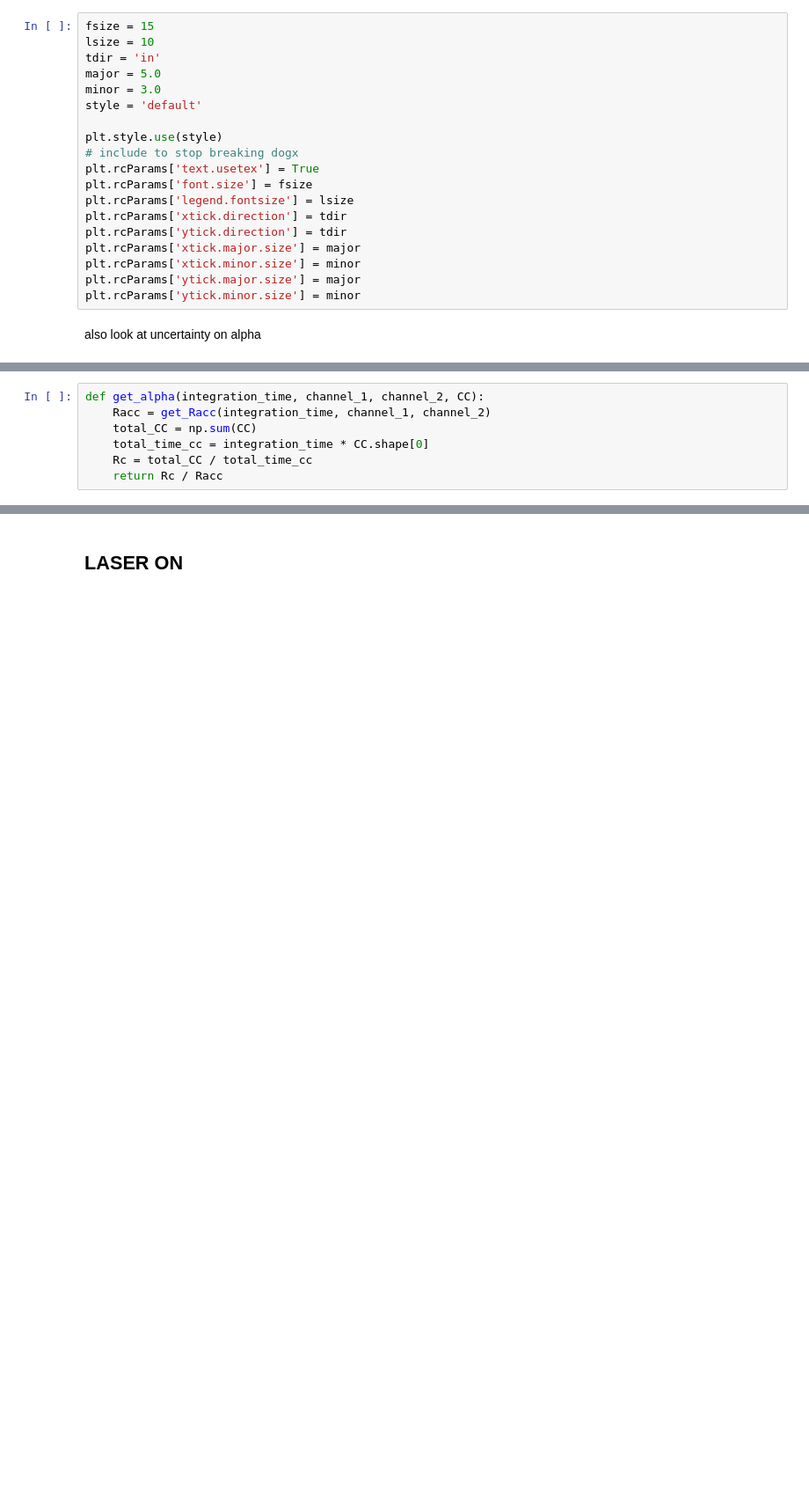
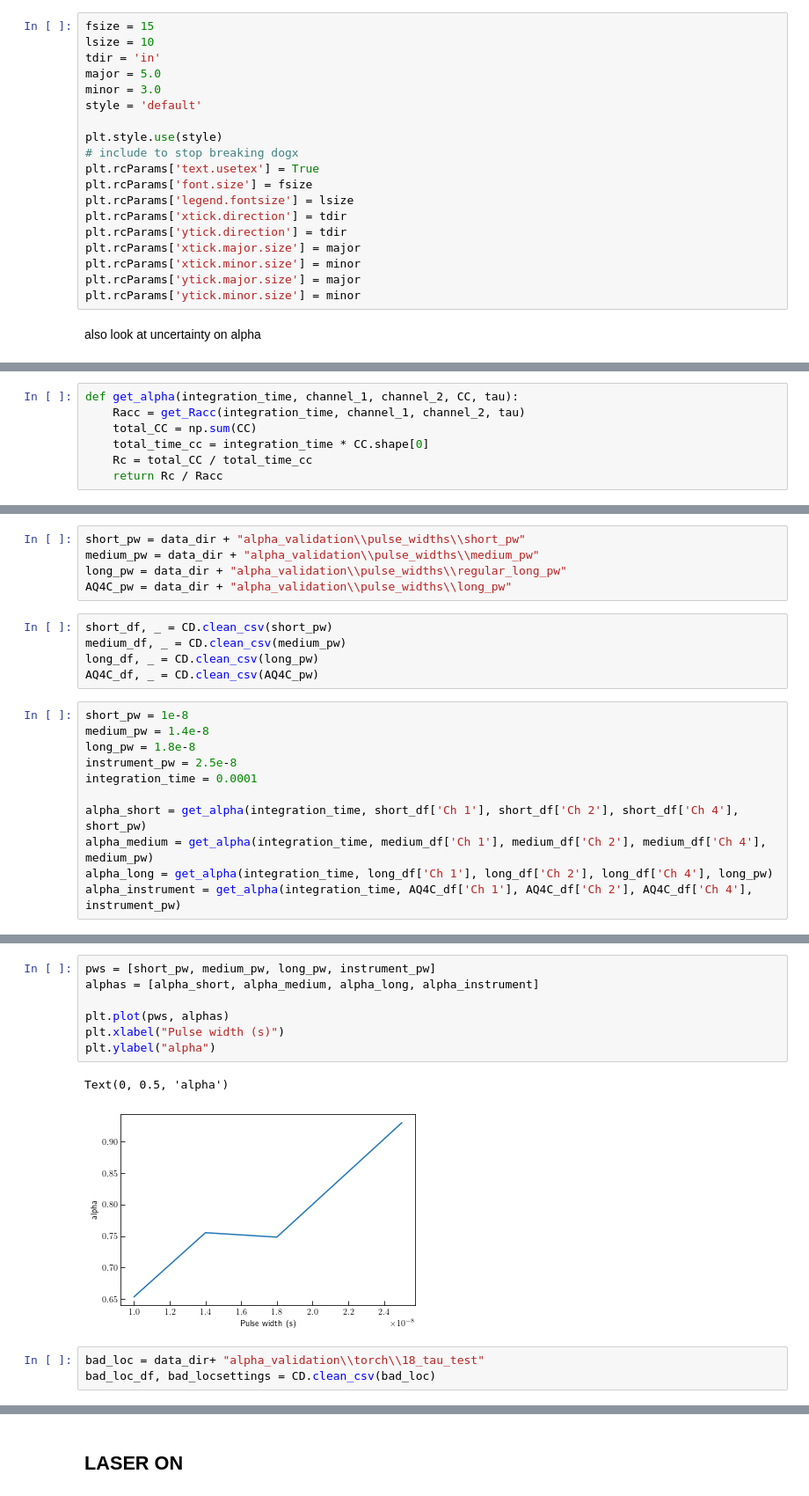
Before and after one commit to tyxiang0530/qrand, a Jupyter notebook: FilterStatistics.ipynb, the cells around one changed output, grey strips where cells are left out. Shown at 88% size. Saved outputs shown, nothing was run; the diff lists cells and outputs as text; blank space fills up the shorter version.

Commit message:
data for addtl alpha tests

```diff
--- a/FilterStatistics.ipynb
+++ b/FilterStatistics.ipynb
@@ -38,8 +38,8 @@ def get_Racc(integration_time, channel_1, channel_2):
 
     return tau_c * R1 * R2
 # %%
-def get_alpha(integration_time, channel_1, channel_2, CC):
-    Racc = get_Racc(integration_time, channel_1, channel_2)
+def get_alpha(integration_time, channel_1, channel_2, CC, tau):
+    Racc = get_Racc(integration_time, channel_1, channel_2, tau)
     total_CC = np.sum(CC)
     total_time_cc = integration_time * CC.shape[0]
     Rc = total_CC / total_time_cc
@@ -46,0 +61,21 @@ def get_alpha(integration_time, channel_1, channel_2, CC):
+# %%
+short_pw = data_dir + "alpha_validation\\pulse_widths\\short_pw"
+medium_pw = data_dir + "alpha_validation\\pulse_widths\\medium_pw"
+long_pw = data_dir + "alpha_validation\\pulse_widths\\regular_long_pw"
+AQ4C_pw = data_dir + "alpha_validation\\pulse_widths\\long_pw"
+# %%
+short_df, _ = CD.clean_csv(short_pw)
+medium_df, _ = CD.clean_csv(medium_pw)
+long_df, _ = CD.clean_csv(long_pw)
+AQ4C_df, _ = CD.clean_csv(AQ4C_pw)
+# %%
+short_pw = 1e-8
+medium_pw = 1.4e-8
+long_pw = 1.8e-8
+instrument_pw = 2.5e-8
+integration_time = 0.0001
+
+alpha_short = get_alpha(integration_time, short_df['Ch 1'], short_df['Ch 2'], short_df['Ch 4'], short_pw)
+alpha_medium = get_alpha(integration_time, medium_df['Ch 1'], medium_df['Ch 2'], medium_df['Ch 4'], medium_pw)
+alpha_long = get_alpha(integration_time, long_df['Ch 1'], long_df['Ch 2'], long_df['Ch 4'], long_pw)
+alpha_instrument = get_alpha(integration_time, AQ4C_df['Ch 1'], AQ4C_df['Ch 2'], AQ4C_df['Ch 4'], instrument_pw)
@@ -46,0 +92,13 @@ def get_alpha(integration_time, channel_1, channel_2, CC):
+# %%
+pws = [short_pw, medium_pw, long_pw, instrument_pw]
+alphas = [alpha_short, alpha_medium, alpha_long, alpha_instrument]
+
+plt.plot(pws, alphas)
+plt.xlabel("Pulse width (s)")
+plt.ylabel("alpha")
+# %% [output]
+Text(0, 0.5, 'alpha')
+[figure, added]
+# %%
+bad_loc = data_dir+ "alpha_validation\\torch\\18_tau_test"
+bad_loc_df, bad_locsettings = CD.clean_csv(bad_loc)
```
Also changed, not shown: parts of 18 cells of this notebook, 53 other files.
